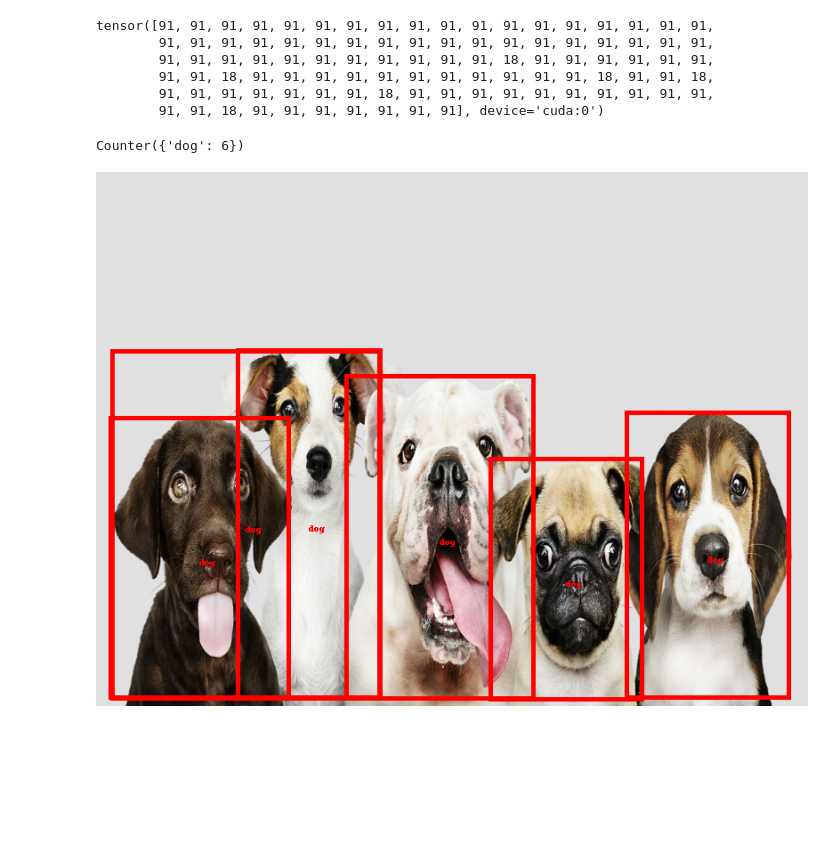
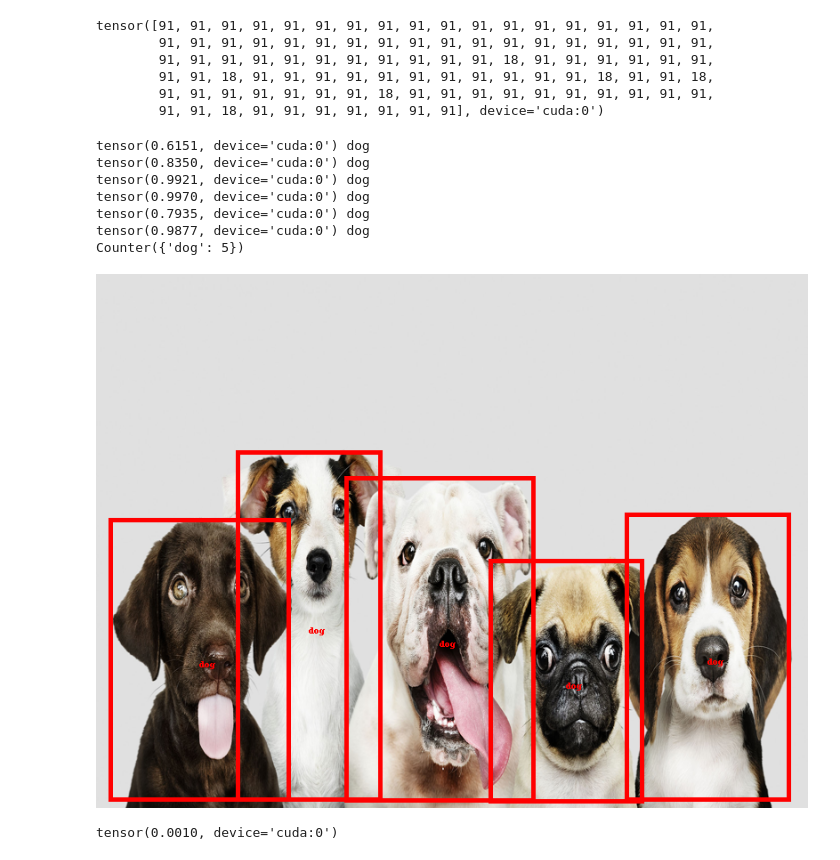
Before and after one commit to codelalala/ML, a Jupyter notebook: detr.ipynb, the cells around one changed output. Saved outputs shown, nothing was run; the diff lists cells and outputs as text; code cells hidden in the pictures; blank space fills up the shorter version.

```diff
--- a/detr.ipynb
+++ b/detr.ipynb
@@ -96,22 +96,35 @@ tensor([91, 91, 91, 91, 91, 91, 91, 91, 91, 91, 91, 91, 91, 91, 91, 91, 91, 91,
 # %%
 img2=img.copy()
 drw=ImageDraw.Draw(img2)
 counter=collections.Counter()
 for logits,box in zip(output['pred_logits'][0],output['pred_boxes'][0]):
     cls=logits.argmax()
-    if cls>=len(CLASSES):
-        continue
-    counter[label]+=1
-    label=CLASSES[cls]
-    box=box.cpu()*th.Tensor([800,600,800,600])
-    x,y,w,h=box
-    x0,x1=x-w//2,x+w//2
-    y0,y1=y-h//2,y+h//2
-    drw.rectangle([x0,y0,x1,y1],outline='red',width=5)
-    drw.text((x,y),label,fill='red')
+    score=logits.softmax(-1)[...,:-1].max(-1)[0]
+
+    if cls<len(CLASSES):
+        print(score,CLASSES[cls])
+    if score>0.75:
+        label=CLASSES[cls]
+        counter[label]+=1
+        box=box.cpu()*th.Tensor([800,600,800,600])
+        x,y,w,h=box
+        x0,x1=x-w//2,x+w//2
+        y0,y1=y-h//2,y+h//2
+        drw.rectangle([x0,y0,x1,y1],outline='red',width=5)
+        drw.text((x,y),label,fill='red')
 print(counter)
 
 img2
 # %% [output]
-Counter({'dog': 6})
+tensor(0.6151, device='cuda:0') dog
+tensor(0.8350, device='cuda:0') dog
+tensor(0.9921, device='cuda:0') dog
+tensor(0.9970, device='cuda:0') dog
+tensor(0.7935, device='cuda:0') dog
+tensor(0.9877, device='cuda:0') dog
+Counter({'dog': 5})
-[figure, old version]
+[figure, new version]
+# %%
+logits.softmax(-1)[...,:-1].max(-1)[0]
+# %% [output]
+tensor(0.0010, device='cuda:0')
```
Also changed, not shown: parts of 1 cell of this notebook.
